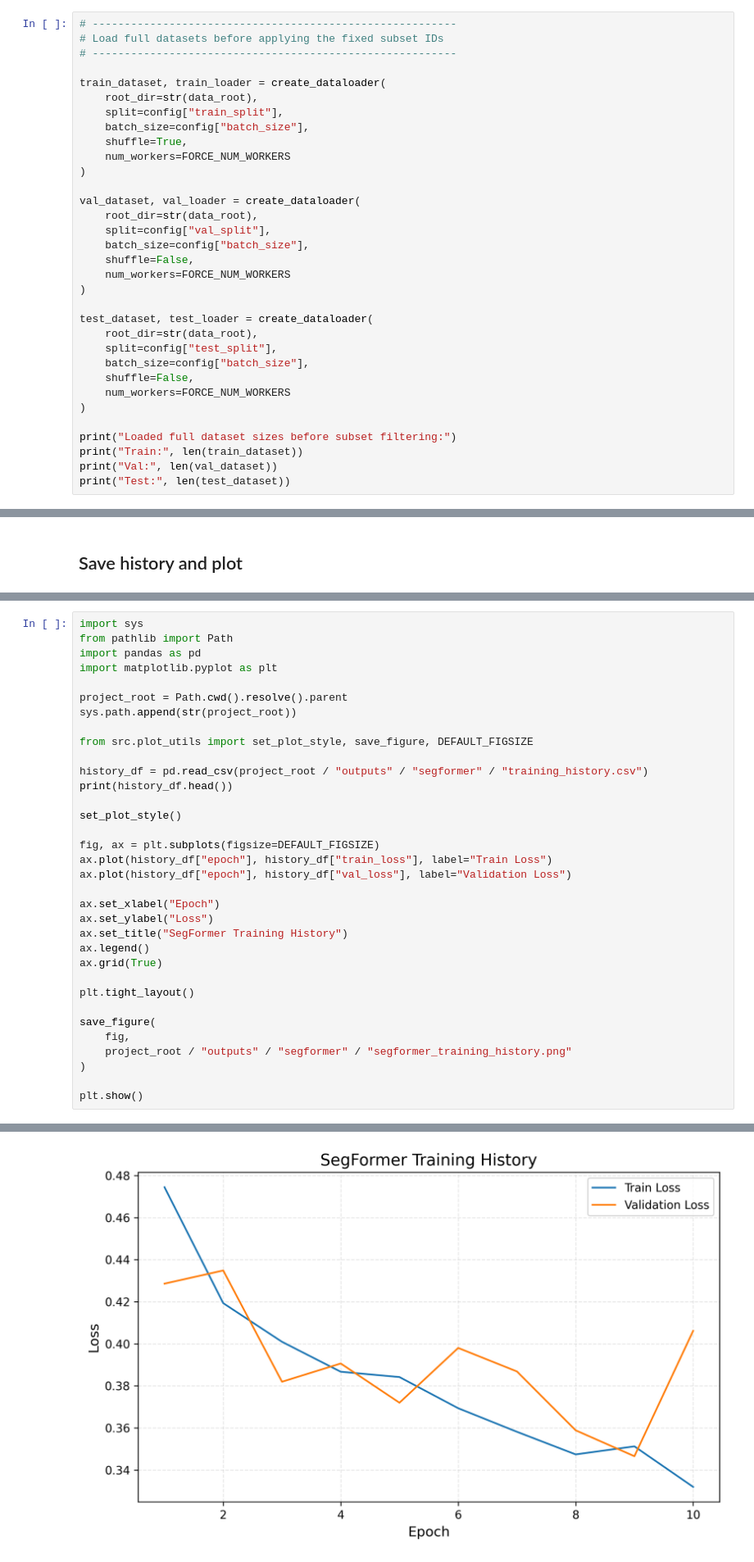
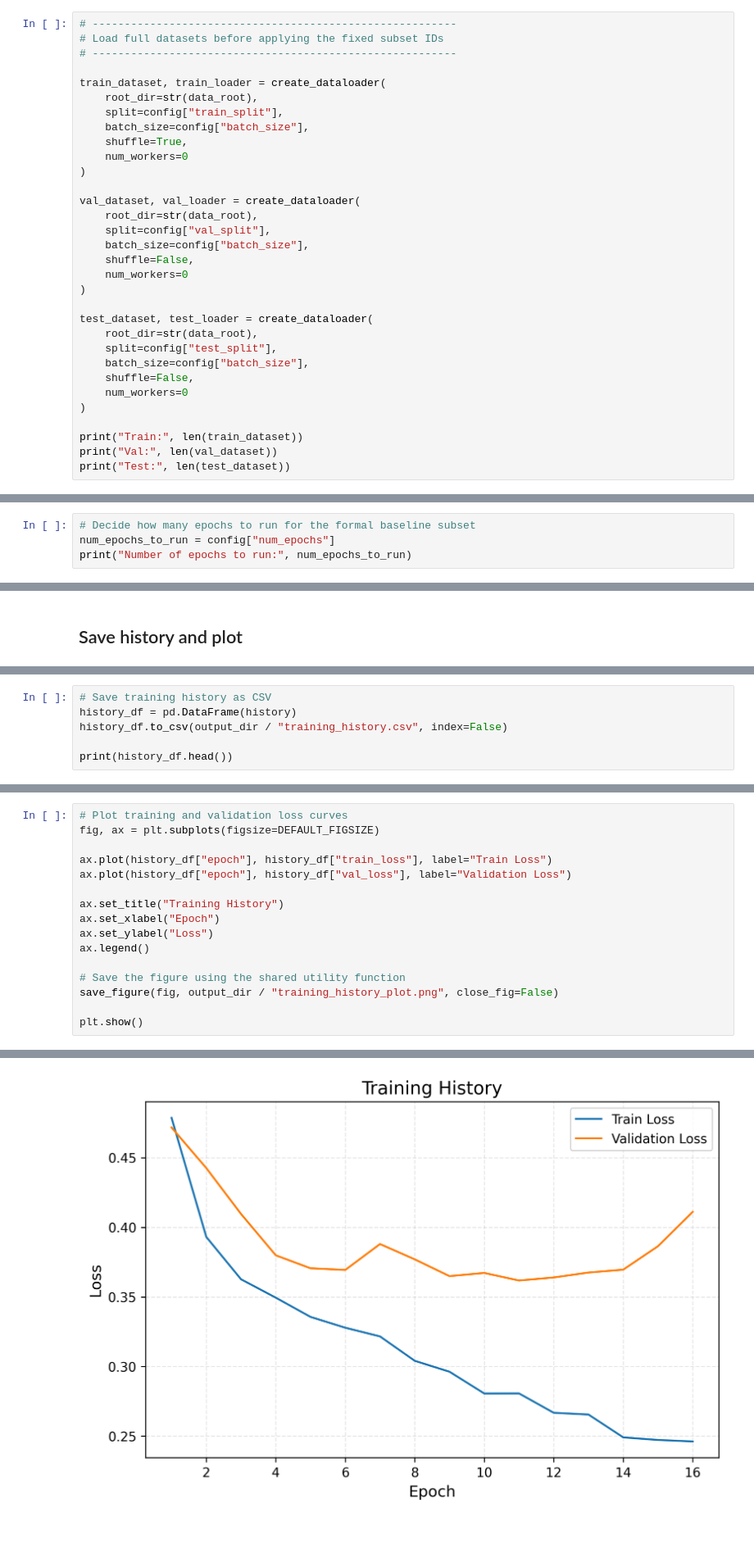
Before and after one commit to yg452-cloud/DSAN6600-final-project, a Jupyter notebook: notebooks/03_segformer.ipynb, the cells around one changed output, grey strips where cells are left out. Shown at 82% size. Cells and saved outputs as stored; diff of their text form; blank space fills up the shorter version.

Commit message:
update segformer

```diff
--- a/notebooks/03_segformer.ipynb
+++ b/notebooks/03_segformer.ipynb
@@ -142,7 +141,7 @@ train_dataset, train_loader = create_dataloader(
     split=config["train_split"],
     batch_size=config["batch_size"],
     shuffle=True,
-    num_workers=FORCE_NUM_WORKERS
+    num_workers=0
 )
 
 val_dataset, val_loader = create_dataloader(
@@ -150,7 +149,7 @@ val_dataset, val_loader = create_dataloader(
     split=config["val_split"],
     batch_size=config["batch_size"],
     shuffle=False,
-    num_workers=FORCE_NUM_WORKERS
+    num_workers=0
 )
 
 test_dataset, test_loader = create_dataloader(
@@ -158,10 +157,9 @@ test_dataset, test_loader = create_dataloader(
     split=config["test_split"],
     batch_size=config["batch_size"],
     shuffle=False,
-    num_workers=FORCE_NUM_WORKERS
+    num_workers=0
 )
 
-print("Loaded full dataset sizes before subset filtering:")
 print("Train:", len(train_dataset))
 print("Val:", len(val_dataset))
 print("Test:", len(test_dataset))
@@ -716,2 +508,6 @@ Number of epochs to run: 10
 # %% [markdown]
 ## Training loop
+# %%
+# Decide how many epochs to run for the formal baseline subset
+num_epochs_to_run = config["num_epochs"]
+print("Number of epochs to run:", num_epochs_to_run)
@@ -827,0 +592,6 @@ from src.plot_utils import set_plot_style, save_figure, DEFAULT_FIGSIZE, WIDE_FI
+# %%
+# Save training history as CSV
+history_df = pd.DataFrame(history)
+history_df.to_csv(output_dir / "training_history.csv", index=False)
+
+print(history_df.head())
@@ -828,35 +605,17 @@ from src.plot_utils import set_plot_style, save_figure, DEFAULT_FIGSIZE, WIDE_FI
 # %%
-import sys
-from pathlib import Path
-import pandas as pd
-import matplotlib.pyplot as plt
+# Plot training and validation loss curves
+fig, ax = plt.subplots(figsize=DEFAULT_FIGSIZE)
 
-project_root = Path.cwd().resolve().parent
-sys.path.append(str(project_root))
-
-from src.plot_utils import set_plot_style, save_figure, DEFAULT_FIGSIZE
-
-history_df = pd.read_csv(project_root / "outputs" / "segformer" / "training_history.csv")
-print(history_df.head())
-
-set_plot_style()
-
-fig, ax = plt.subplots(figsize=DEFAULT_FIGSIZE)
 ax.plot(history_df["epoch"], history_df["train_loss"], label="Train Loss")
 ax.plot(history_df["epoch"], history_df["val_loss"], label="Validation Loss")
 
+ax.set_title("Training History")
 ax.set_xlabel("Epoch")
 ax.set_ylabel("Loss")
-ax.set_title("SegFormer Training History")
 ax.legend()
-ax.grid(True)
 
-plt.tight_layout()
-
-save_figure(
-    fig,
-    project_root / "outputs" / "segformer" / "segformer_training_history.png"
-)
+# Save the figure using the shared utility function
+save_figure(fig, output_dir / "training_history_plot.png", close_fig=False)
 
 plt.show()
 # %% [output]
@@ -869 +622 @@ plt.show()
-[figure, old version]
+[figure, new version]
```
Also changed, not shown: parts of 40 cells of this notebook, 47 other files.
